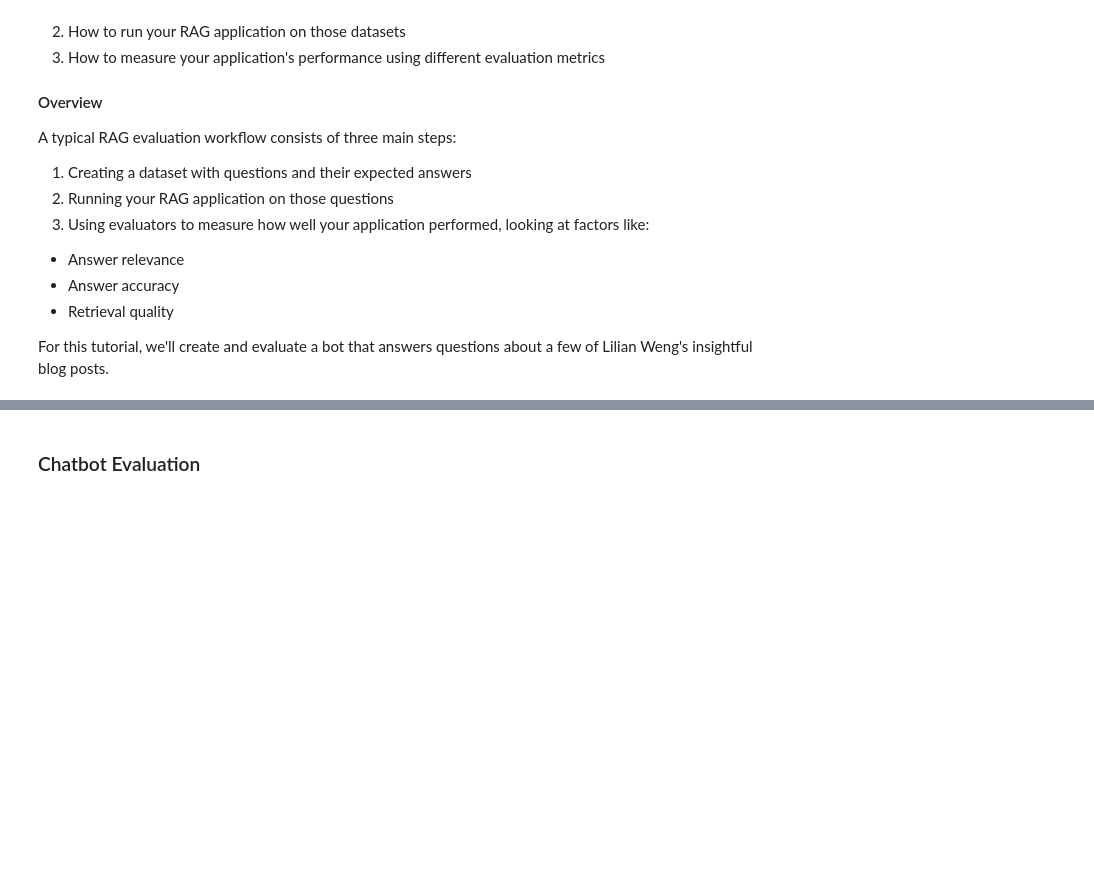
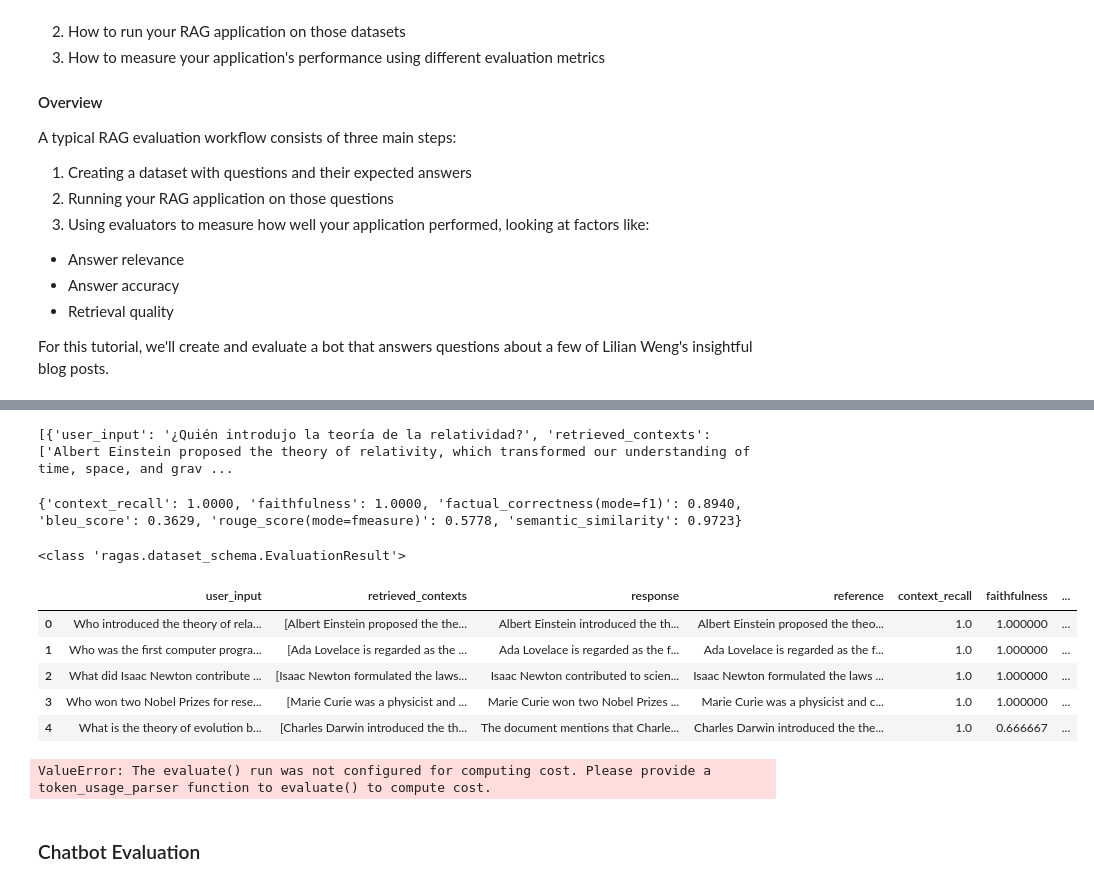
Before and after one commit to miguel-kjh/rag-experiments, a Jupyter notebook: notebooks/1-rag_evaluation.ipynb, the cells around one changed output, grey strips where cells are left out. Cells and saved outputs as stored; diff of their text form; code cells hidden in the pictures; blank space fills up the shorter version.

```diff
--- a/notebooks/1-rag_evaluation.ipynb
+++ b/notebooks/1-rag_evaluation.ipynb
@@ -22,0 +121,8 @@ For this tutorial, we'll create and evaluate a bot that answers questions about
+# %%
+sample_docs = [
+    "Albert Einstein proposed the theory of relativity, which transformed our understanding of time, space, and gravity.",
+    "Marie Curie was a physicist and chemist who conducted pioneering research on radioactivity and won two Nobel Prizes.",
+    "Isaac Newton formulated the laws of motion and universal gravitation, laying the foundation for classical mechanics.",
+    "Charles Darwin introduced the theory of evolution by natural selection in his book 'On the Origin of Species'.",
+    "Ada Lovelace is regarded as the first computer programmer for her work on Charles Babbage's early mechanical computer, the Analytical Engine."
+]
@@ -23,3 +181,57 @@ For this tutorial, we'll create and evaluate a bot that answers questions about
+# %%
+import tqdm
+dataset = []
+
+for query,reference in tqdm.tqdm(zip(sample_queries,expected_responses), desc="Generating RAG responses"):
+
+    relevant_docs = rag.get_most_relevant_docs(query)
+    response = rag.generate_answer(query, relevant_docs)
+    dataset.append(
+        {
+            "user_input":query,
+            "retrieved_contexts":relevant_docs,
+            "id_retrieved_contexts":[1,2,3,4,5],
+            "global_retrieved_contexts": [2,3],
+            "response":response,
+            "reference":reference
+        }
+    )
+
+print(dataset)
+# %% [output]
+[{'user_input': '¿Quién introdujo la teoría de la relatividad?', 'retrieved_contexts': ['Albert Einstein proposed the theory of relativity, which transformed our understanding of time, space, and grav ...
+# %%
+from ragas import EvaluationDataset
+evaluation_dataset = EvaluationDataset.from_list(dataset) # Create EvaluationDataset instance
+# %%
+from ragas import evaluate
+from ragas.llms import LangchainLLMWrapper
+
+
+evaluator_llm = LangchainLLMWrapper(llm)
+from ragas.metrics import LLMContextRecall, Faithfulness, FactualCorrectness, BleuScore, RougeScore
+
+result = evaluate(dataset=evaluation_dataset,metrics=[LLMContextRecall(), Faithfulness(), FactualCorrectness(), BleuScore(), RougeScore(rouge_type="rougeL")],llm=evaluator_llm)
+result
+# %% [output]
+{'context_recall': 1.0000, 'faithfulness': 1.0000, 'factual_correctness(mode=f1)': 0.8940, 'bleu_score': 0.3629, 'rouge_score(mode=fmeasure)': 0.5778, 'semantic_similarity': 0.9723}
+# %%
+print(type(result))
+# %% [output]
+<class 'ragas.dataset_schema.EvaluationResult'>
+# %%
+result.to_pandas()
+# %% [output]
+|  | user_input | retrieved_contexts | response | reference | context_recall | faithfulness | ... |
+| 0 | Who introduced the theory of rela... | [Albert Einstein proposed the the... | Albert Einstein introduced the th... | Albert Einstein proposed the theo... | 1.0 | 1.000000 | ... |
+| 1 | Who was the first computer progra... | [Ada Lovelace is regarded as the ... | Ada Lovelace is regarded as the f... | Ada Lovelace is regarded as the f... | 1.0 | 1.000000 | ... |
+| 2 | What did Isaac Newton contribute ... | [Isaac Newton formulated the laws... | Isaac Newton contributed to scien... | Isaac Newton formulated the laws ... | 1.0 | 1.000000 | ... |
+| 3 | Who won two Nobel Prizes for rese... | [Marie Curie was a physicist and ... | Marie Curie won two Nobel Prizes ... | Marie Curie was a physicist and c... | 1.0 | 1.000000 | ... |
+| 4 | What is the theory of evolution b... | [Charles Darwin introduced the th... | The document mentions that Charle... | Charles Darwin introduced the the... | 1.0 | 0.666667 | ... |
+# %%
+result.total_tokens()
+# %% [output]
+ValueError: The evaluate() run was not configured for computing cost. Please provide a token_usage_parser function to evaluate() to compute cost.
 # %% [markdown]
 ### Chatbot Evaluation
 # %%
```
Also changed, not shown: parts of 9 cells of this notebook.
